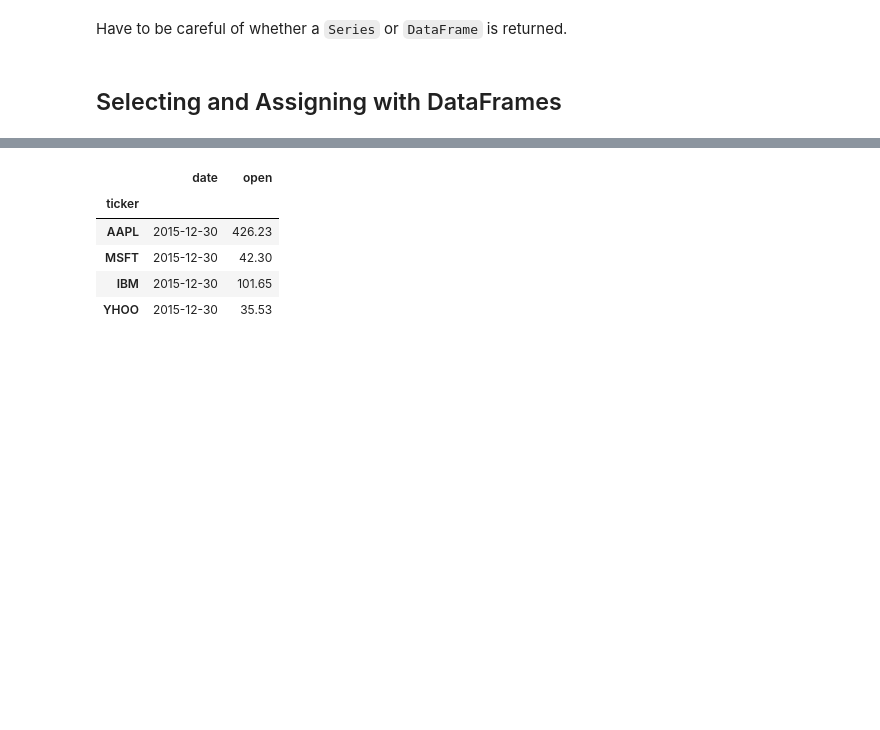
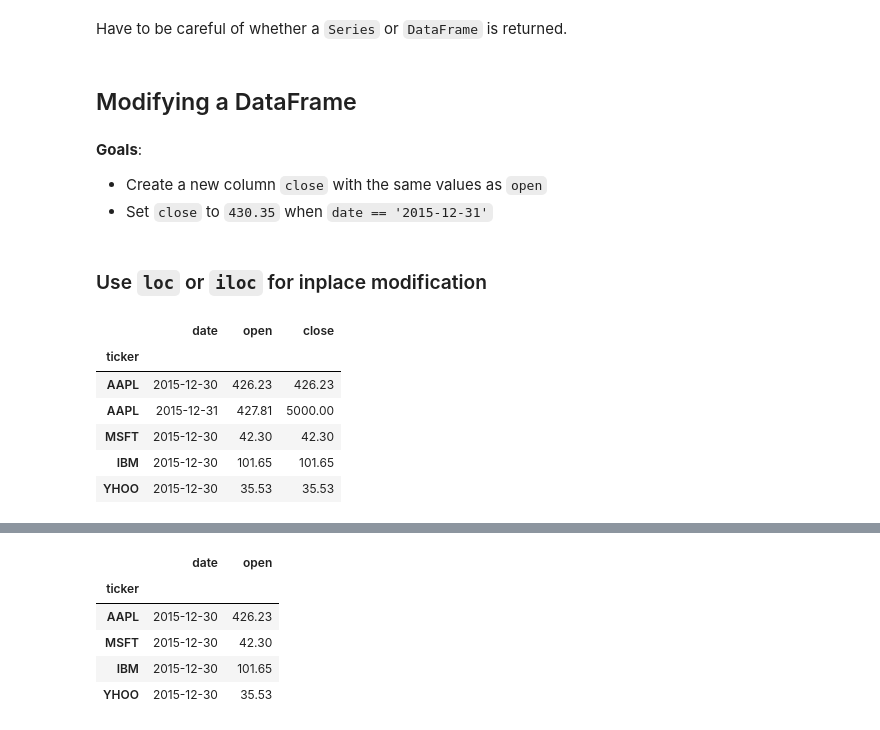
Before and after one commit to dgerlanc/programming-with-data, a Jupyter notebook: 02-intro-to-pandas-part-2-slides.ipynb, the cells around one changed output, grey strips where cells are left out. Drawn from its saved outputs; the diff is of its cells as text; code cells hidden in the pictures; blank space fills up the shorter version.

```diff
--- a/02-intro-to-pandas-part-2-slides.ipynb
+++ b/02-intro-to-pandas-part-2-slides.ipynb
@@ -230,5 +234,25 @@ df1.loc['AAPL', :]
 | AAPL | 2015-12-31 | 427.81 |
 # %% [markdown]
 Have to be careful of whether a `Series` or `DataFrame` is returned.
-# %% [markdown]
-## Selecting and Assigning with DataFrames
+# %% [markdown]
+## Modifying a DataFrame
+# %% [markdown]
+**Goals**:
+
+* Create a new column `close` with the same values as `open`
+* Set `close` to `430.35` when `date == '2015-12-31'`
+# %% [markdown]
+### Use `loc` or `iloc` for inplace modification
+# %%
+df1a = df1.copy() # don't modify df1
+df1a['close'] = df1a['open']
+df1a.loc[df1a.date == '2015-12-31', 'close'] = 5000.
+df1a
+# %% [output]
+|  | date | open | close |
+| ticker |  |  |  |
+| AAPL | 2015-12-30 | 426.23 | 426.23 |
+| AAPL | 2015-12-31 | 427.81 | 5000.00 |
+| MSFT | 2015-12-30 | 42.30 | 42.30 |
+| IBM | 2015-12-30 | 101.65 | 101.65 |
+| YHOO | 2015-12-30 | 35.53 | 35.53 |
```
Also changed, not shown: parts of 38 cells of this notebook.
